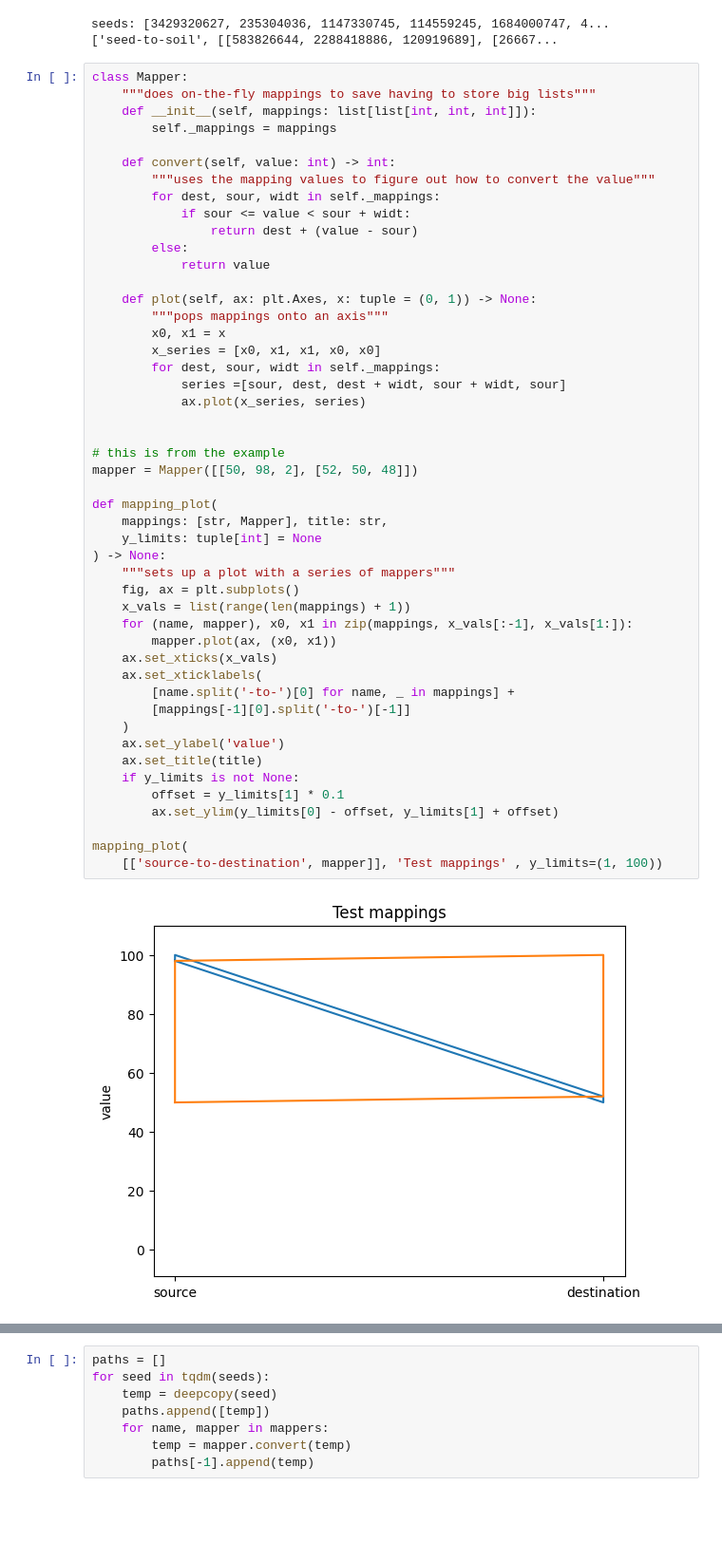
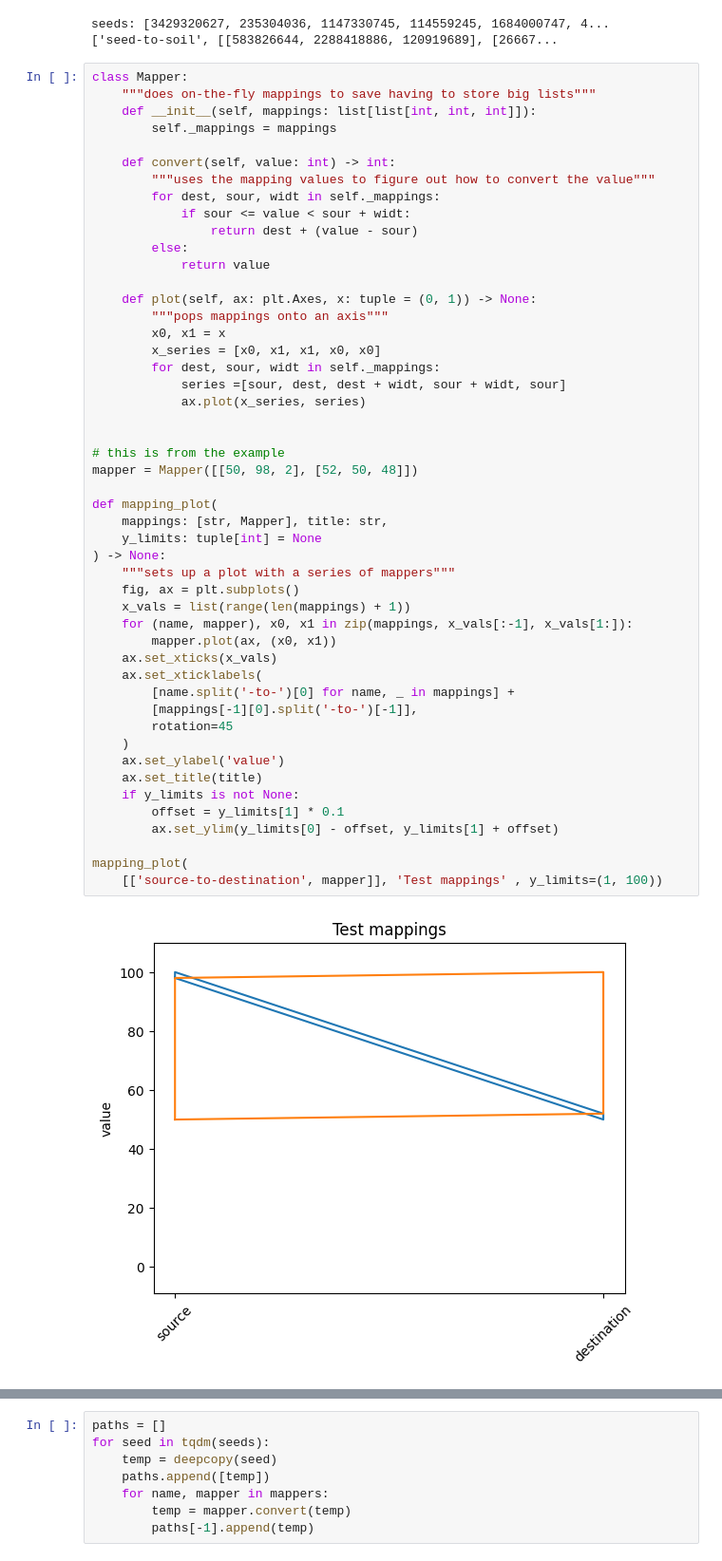
Before and after one commit to nouseforkeys/advent-of-code-23, a Jupyter notebook: day_5.ipynb, the cells around one changed output, grey strips where cells are left out. Shown at 95% size. Drawn from its saved outputs; the diff is of its cells as text; blank space fills up the shorter version.

```diff
--- a/day_5.ipynb
+++ b/day_5.ipynb
@@ -52,35 +52,36 @@ class Mapper:
         for dest, sour, widt in self._mappings:
             series =[sour, dest, dest + widt, sour + widt, sour]
             ax.plot(x_series, series)
 
 
 # this is from the example
 mapper = Mapper([[50, 98, 2], [52, 50, 48]])
 
 def mapping_plot(
     mappings: [str, Mapper], title: str,
     y_limits: tuple[int] = None
 ) -> None:
     """sets up a plot with a series of mappers"""
     fig, ax = plt.subplots()
     x_vals = list(range(len(mappings) + 1))
     for (name, mapper), x0, x1 in zip(mappings, x_vals[:-1], x_vals[1:]):
         mapper.plot(ax, (x0, x1))
     ax.set_xticks(x_vals)
     ax.set_xticklabels(
         [name.split('-to-')[0] for name, _ in mappings] +
-        [mappings[-1][0].split('-to-')[-1]]
+        [mappings[-1][0].split('-to-')[-1]],
+        rotation=45
     )
     ax.set_ylabel('value')
     ax.set_title(title)
     if y_limits is not None:
         offset = y_limits[1] * 0.1
         ax.set_ylim(y_limits[0] - offset, y_limits[1] + offset)
 
 mapping_plot(
     [['source-to-destination', mapper]], 'Test mappings' , y_limits=(1, 100))
 # %% [output]
-[figure, old version]
+[figure, new version]
 # %%
 # ok let's convert our input to Mapper instances and see what we're up against
 mappers = [[name, Mapper(mapping)] for name, mapping in mappings]
```
Also changed, not shown: parts of 2 cells of this notebook.
